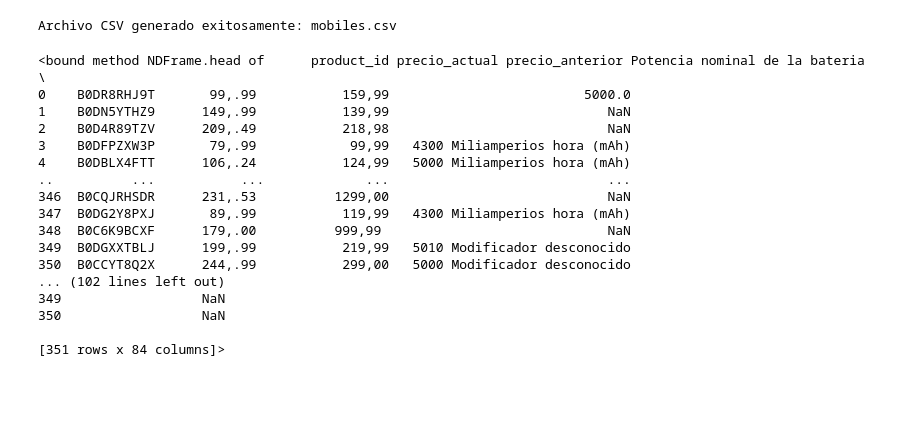
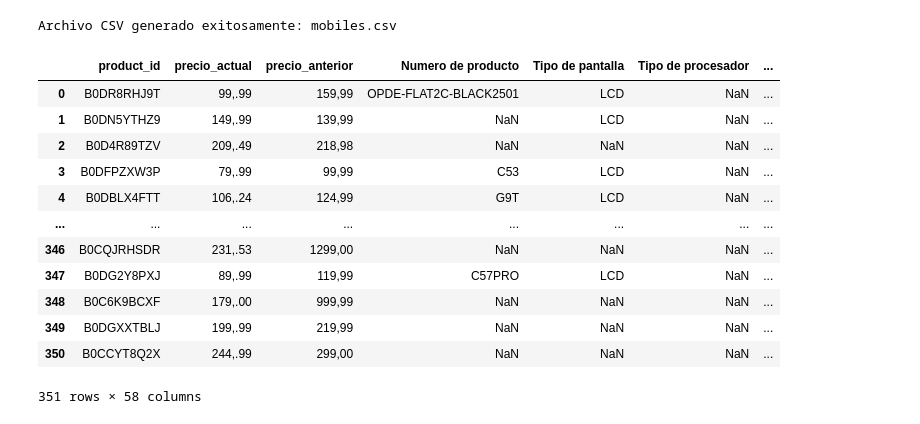
Before and after one commit to sanand5/PIA_Projectes, a Jupyter notebook: Projecte_01/scrapping/json_to_csv_G.ipynb, the cells around one changed output. Cells and saved outputs as stored; diff of their text form; code cells hidden in the pictures; blank space fills up the shorter version.

Commit message:
Mas limpieza de columnas

```diff
--- a/Projecte_01/scrapping/json_to_csv_G.ipynb
+++ b/Projecte_01/scrapping/json_to_csv_G.ipynb
@@ -62,22 +62,18 @@ print("Archivo CSV generado exitosamente: mobiles.csv")
 Archivo CSV generado exitosamente: mobiles.csv
 # %%
 datos = pd.read_csv("mobiles.csv")
-datos.head
+datos
 # %% [output]
+|  | product_id | precio_actual | precio_anterior | Numero de producto | Tipo de pantalla | Tipo de procesador | ... |
+| 0 | B0DR8RHJ9T | 99,.99 | 159,99 | OPDE-FLAT2C-BLACK2501 | LCD | NaN | ... |
+| 1 | B0DN5YTHZ9 | 149,.99 | 139,99 | NaN | LCD | NaN | ... |
+| 2 | B0D4R89TZV | 209,.49 | 218,98 | NaN | NaN | NaN | ... |
+| 3 | B0DFPZXW3P | 79,.99 | 99,99 | C53 | LCD | NaN | ... |
+| 4 | B0DBLX4FTT | 106,.24 | 124,99 | G9T | LCD | NaN | ... |
+| ... | ... | ... | ... | ... | ... | ... | ... |
+| 346 | B0CQJRHSDR | 231,.53 | 1299,00 | NaN | NaN | NaN | ... |
+| 347 | B0DG2Y8PXJ | 89,.99 | 119,99 | C57PRO | LCD | NaN | ... |
+| 348 | B0C6K9BCXF | 179,.00 | 999,99 | NaN | NaN | NaN | ... |
+| 349 | B0DGXXTBLJ | 199,.99 | 219,99 | NaN | NaN | NaN | ... |
+| 350 | B0CCYT8Q2X | 244,.99 | 299,00 | NaN | NaN | NaN | ... |
-<bound method NDFrame.head of      product_id precio_actual precio_anterior Potencia nominal de la bateria  \
-0    B0DR8RHJ9T       99,.99           159,99                         5000.0
-1    B0DN5YTHZ9      149,.99           139,99                            NaN
-2    B0D4R89TZV      209,.49           218,98                            NaN
-3    B0DFPZXW3P       79,.99            99,99   4300 Miliamperios hora (mAh)
-4    B0DBLX4FTT      106,.24           124,99   5000 Miliamperios hora (mAh)
-..          ...           ...             ...                            ...
-346  B0CQJRHSDR      231,.53          1299,00                            NaN
-347  B0DG2Y8PXJ       89,.99           119,99   4300 Miliamperios hora (mAh)
-348  B0C6K9BCXF      179,.00          999,99                             NaN
-349  B0DGXXTBLJ      199,.99           219,99   5010 Modificador desconocido
-350  B0CCYT8Q2X      244,.99           299,00   5000 Modificador desconocido
-... (102 lines left out)
-349                  NaN
-350                  NaN
-
-[351 rows x 84 columns]>
+351 rows × 58 columns
```
Also changed, not shown: parts of 1 cell of this notebook, 1 other file.
